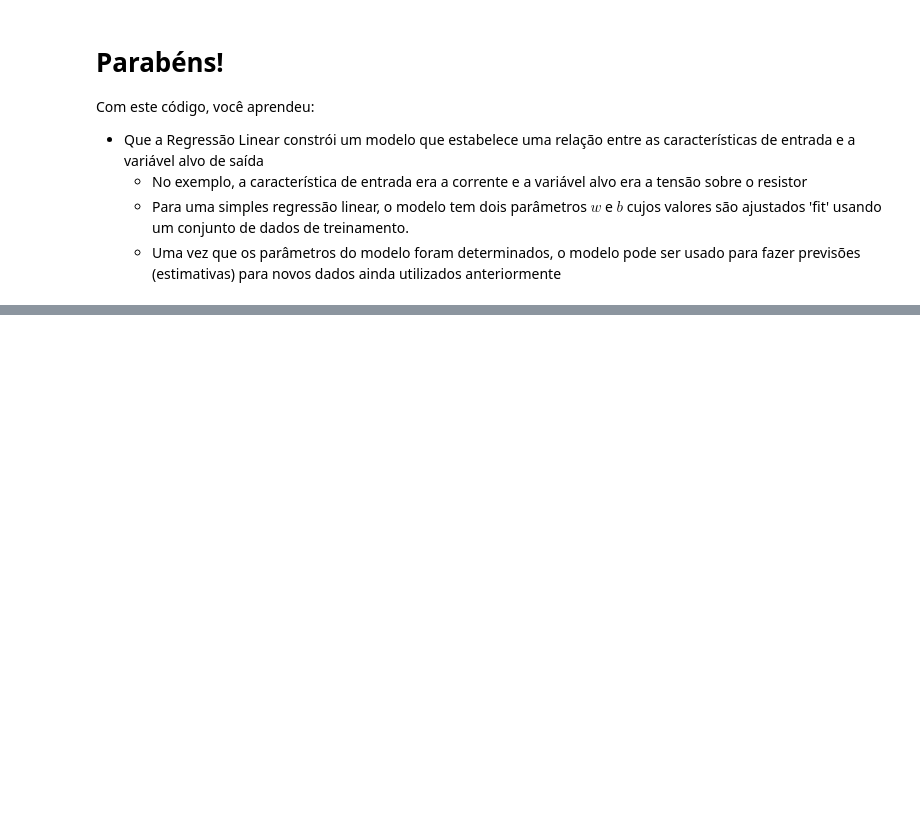
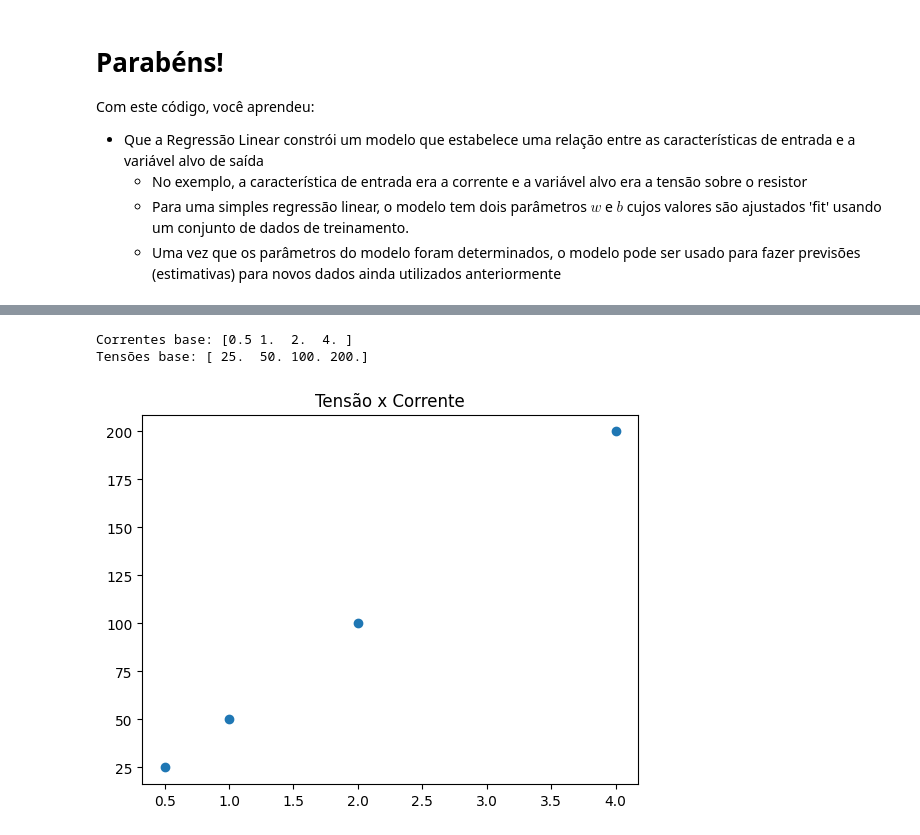
Before and after one commit to jp-turra/TE980_machine_learning, a Jupyter notebook: Aula3/código - Representação do modelo.ipynb, the cells around one changed output, grey strips where cells are left out. Cells and saved outputs as stored; diff of their text form; code cells hidden in the pictures; blank space fills up the shorter version.

```diff
--- a/Aula3/código - Representação do modelo.ipynb
+++ b/Aula3/código - Representação do modelo.ipynb
@@ -192,0 +205,20 @@ Com este código, você aprendeu:
+# %%
+r = 50
+i = np.array([0.5, 1, 2, 4])
+v = []
+
+for current in i:
+    v.append(current*r)
+
+v = np.array(v)
+
+print(f"Correntes base: {i}")
+print(f"Tensões base: {v}")
+
+plt.scatter(i, v)
+plt.title('Tensão x Corrente')
+plt.show()
+# %% [output]
+Correntes base: [0.5 1.  2.  4. ]
+Tensões base: [ 25.  50. 100. 200.]
+[figure, added]
```
Also changed, not shown: parts of 7 cells of this notebook, 4 other files.
